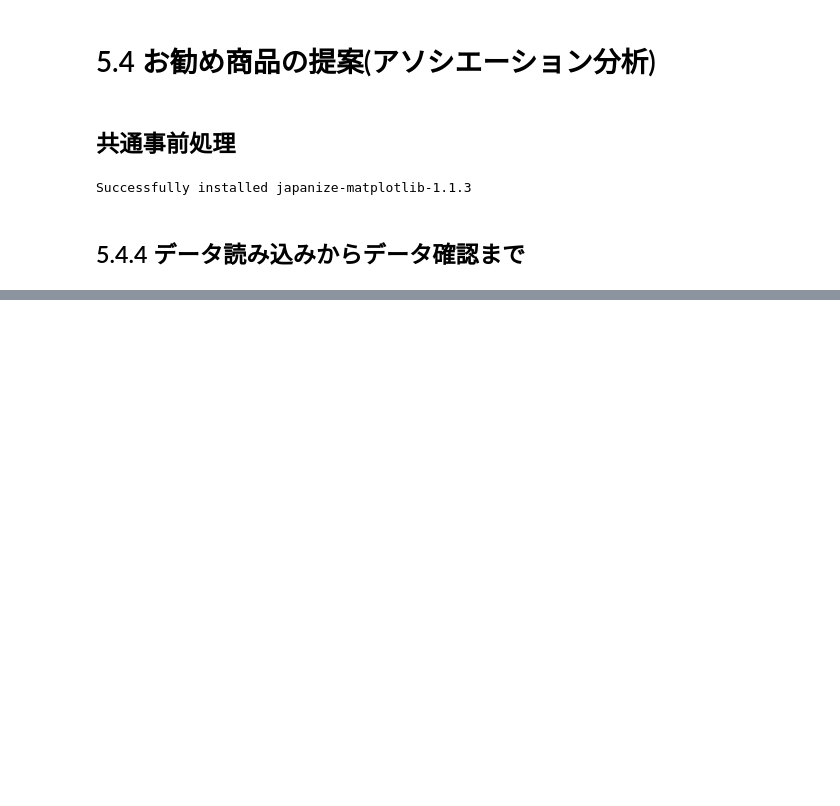
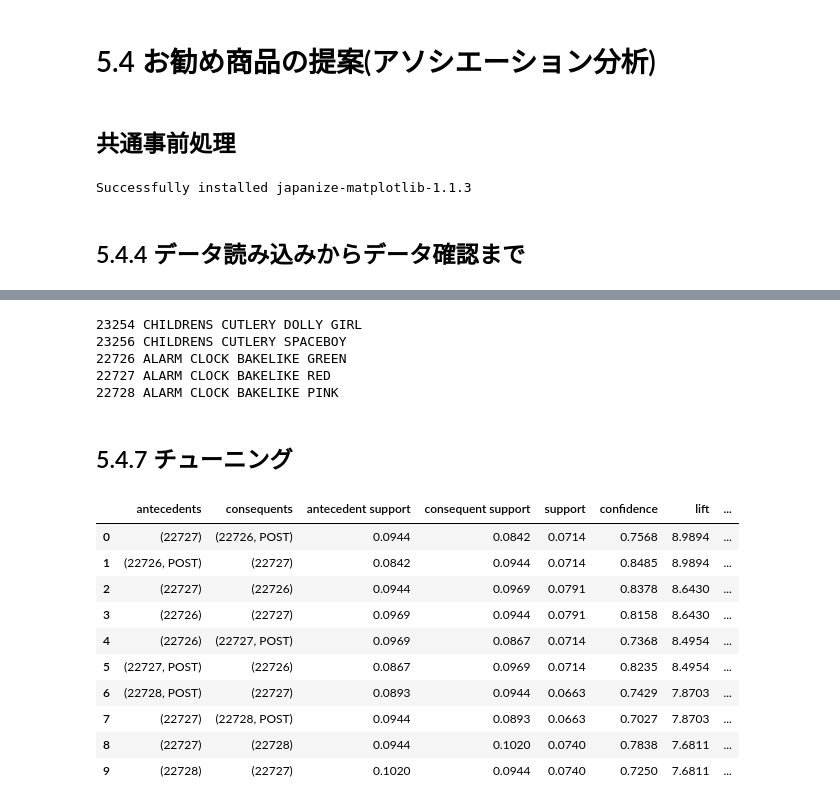
Before and after one commit to hirokimituya/book_create-profitable-AI-with-Python, a Jupyter notebook: ch05_04_item_recommend.ipynb, the cells around one changed output, grey strips where cells are left out. Drawn from its saved outputs; the diff is of its cells as text; code cells hidden in the pictures; blank space fills up the shorter version.

```diff
--- a/ch05_04_item_recommend.ipynb
+++ b/ch05_04_item_recommend.ipynb
@@ -59,0 +138,6 @@ df.columns = columns
+# %%
+# 分析対象をフランスに限定する
+df3 = df2[df2['国名'] == 'France']
+
+# 件数確認
+print(df3.shape[0])
@@ -59,0 +325,39 @@ df.columns = columns
+# %%
+# 関連性の高い商品の商品コードをリストアップ
+item_list = ['23254', '23256', '22726', '22727', '22728']
+
+# 商品名を確認
+for item in item_list:
+    print(item, item_dict[item])
+# %% [output]
+23254 CHILDRENS CUTLERY DOLLY GIRL
+23256 CHILDRENS CUTLERY SPACEBOY
+22726 ALARM CLOCK BAKELIKE GREEN
+22727 ALARM CLOCK BAKELIKE RED
+22728 ALARM CLOCK BAKELIKE PINK
+# %% [markdown]
+## 5.4.7 チューニング
+# %%
+# アプリオリによる分析
+freq_items2 = apriori(basket_df, min_support=0.065, use_colnames=True)
+
+# アソシエーションルールの抽出
+a_rules2 = association_rules(freq_items2, metric='lift', min_threshold=1)
+
+# リフト値でソート
+a_rules2 = a_rules2.sort_values('lift', ascending=False).reset_index(drop=True)
+
+# 結果確認
+display(a_rules2.head(10))
+# %% [output]
+|  | antecedents | consequents | antecedent support | consequent support | support | confidence | lift | ... |
+| 0 | (22727) | (22726, POST) | 0.0944 | 0.0842 | 0.0714 | 0.7568 | 8.9894 | ... |
+| 1 | (22726, POST) | (22727) | 0.0842 | 0.0944 | 0.0714 | 0.8485 | 8.9894 | ... |
+| 2 | (22727) | (22726) | 0.0944 | 0.0969 | 0.0791 | 0.8378 | 8.6430 | ... |
+| 3 | (22726) | (22727) | 0.0969 | 0.0944 | 0.0791 | 0.8158 | 8.6430 | ... |
+| 4 | (22726) | (22727, POST) | 0.0969 | 0.0867 | 0.0714 | 0.7368 | 8.4954 | ... |
+| 5 | (22727, POST) | (22726) | 0.0867 | 0.0969 | 0.0714 | 0.8235 | 8.4954 | ... |
+| 6 | (22728, POST) | (22727) | 0.0893 | 0.0944 | 0.0663 | 0.7429 | 7.8703 | ... |
+| 7 | (22727) | (22728, POST) | 0.0944 | 0.0893 | 0.0663 | 0.7027 | 7.8703 | ... |
+| 8 | (22727) | (22728) | 0.0944 | 0.1020 | 0.0740 | 0.7838 | 7.6811 | ... |
+| 9 | (22728) | (22727) | 0.1020 | 0.0944 | 0.0740 | 0.7250 | 7.6811 | ... |
```
Also changed, not shown: parts of 17 cells of this notebook.
